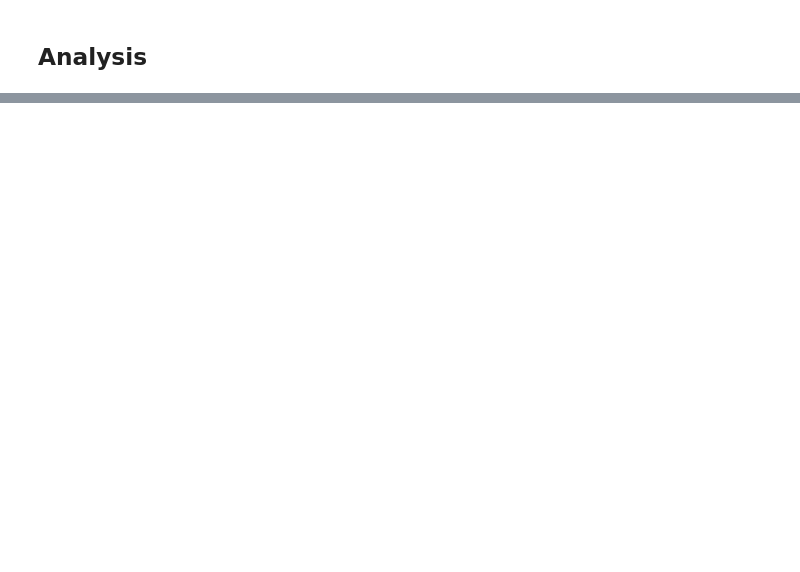
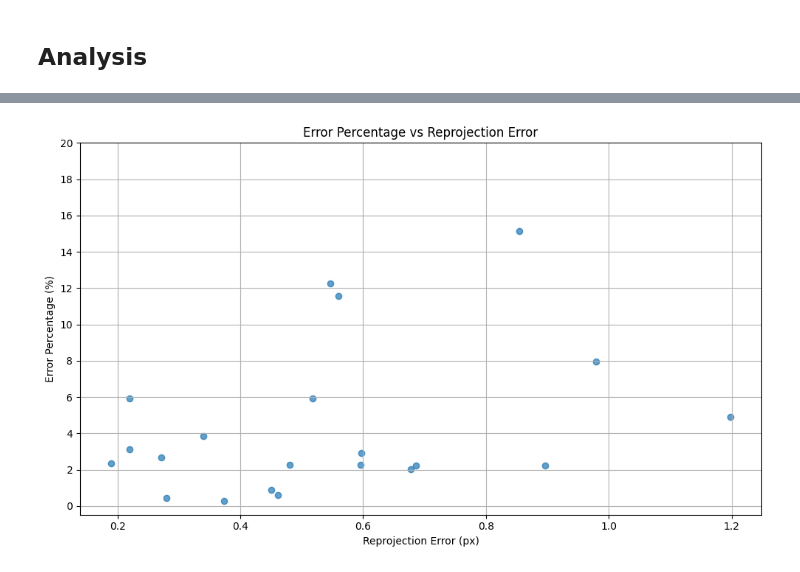
Before and after one commit to StefanoArcaro/single-view-3d, a Jupyter notebook: notebooks/analyze_results.ipynb, the cells around one changed output, grey strips where cells are left out. Saved outputs shown, nothing was run; the diff lists cells and outputs as text; code cells hidden in the pictures; blank space fills up the shorter version.

Commit message:
More data and complete analysis

```diff
--- a/notebooks/analyze_results.ipynb
+++ b/notebooks/analyze_results.ipynb
@@ -154,0 +163,18 @@ plt.show()
+# %%
+# Create a similar plot for the reprojection error
+reprojection_errors = []
+for scene_id, templates in results.items():
+    for template_id, data in templates.items():
+        reprojection_errors.append(data['reprojection_error'])
+
+plt.figure(figsize=(10, 6))
+plt.scatter(reprojection_errors, error_percentages, alpha=0.7)
+plt.title('Error Percentage vs Reprojection Error')
+plt.xlabel('Reprojection Error (px)')
+plt.ylabel('Error Percentage (%)')
+plt.yticks(np.arange(0, 21, 2))
+plt.grid(True)
+plt.tight_layout()
+plt.show()
+# %% [output]
+[figure, added]
```
Also changed, not shown: parts of 5 cells of this notebook, 15 other files.
